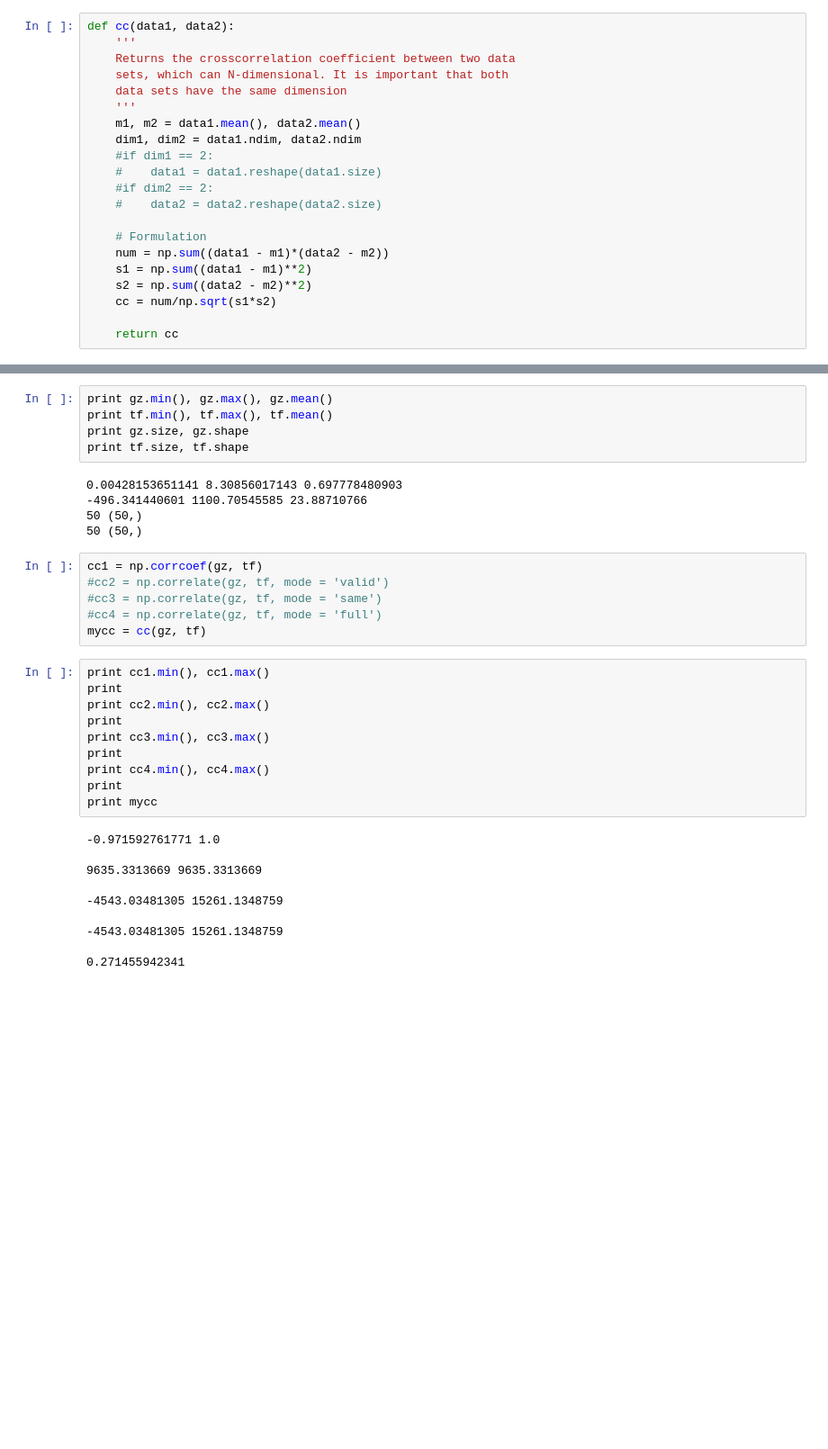
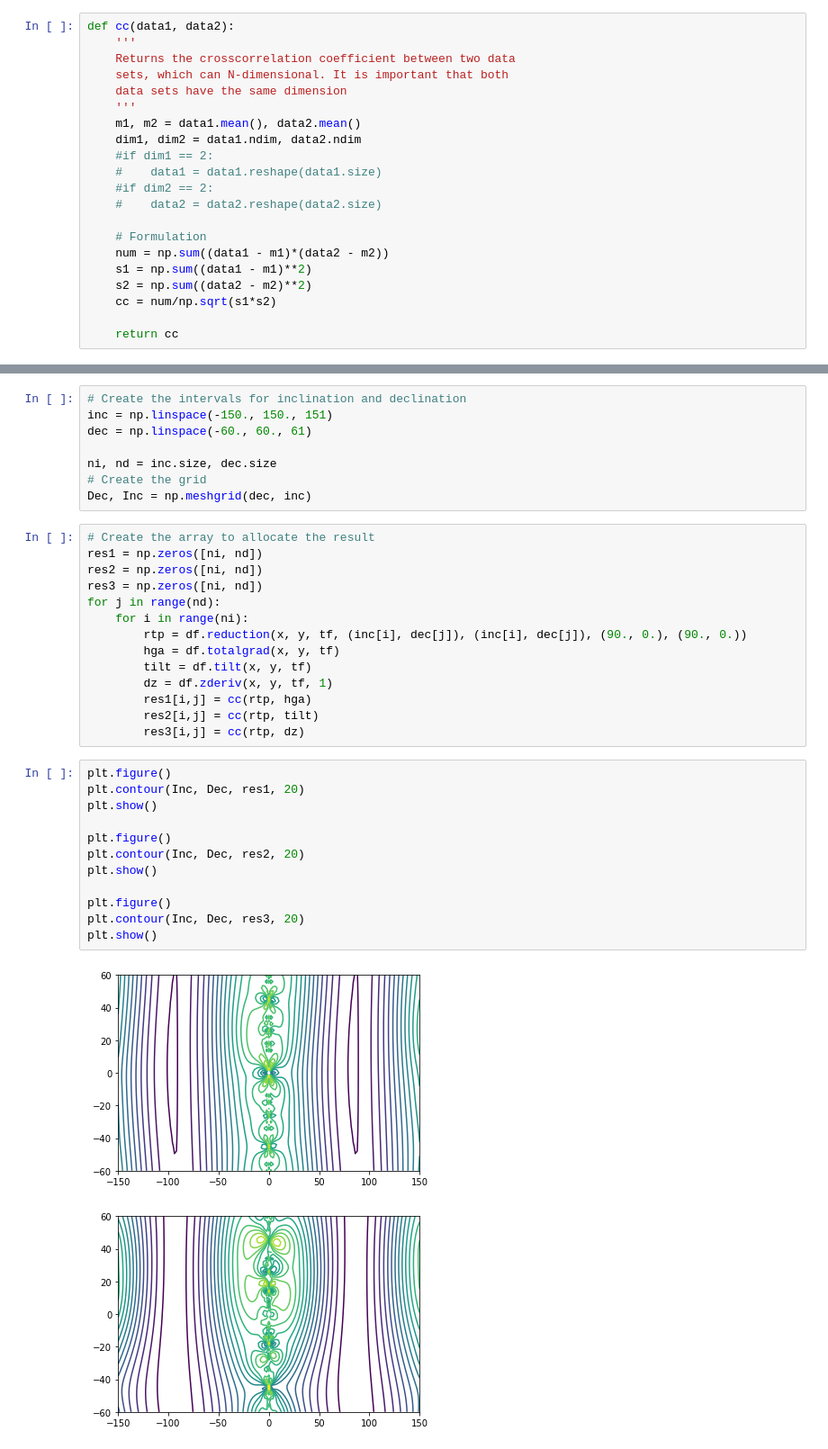
Before and after one commit to nelsondelimar/master, a Jupyter notebook: notebooks/correlation.ipynb, the cells around one changed output, grey strips where cells are left out. Shown at 90% size. Drawn from its saved outputs; the diff is of its cells as text; blank space fills up the shorter version.

```diff
--- a/notebooks/correlation.ipynb
+++ b/notebooks/correlation.ipynb
@@ -44,36 +43,37 @@ tf = gmc.sphere_tfa(X, Y, z, modelmag, (45., 0.), (45., 0))
-# %%
-print gz.min(), gz.max(), gz.mean()
-print tf.min(), tf.max(), tf.mean()
-print gz.size, gz.shape
-print tf.size, tf.shape
-# %% [output]
-0.00428153651141 8.30856017143 0.697778480903
--496.341440601 1100.70545585 23.88710766
-50 (50,)
-50 (50,)
-# %%
-cc1 = np.corrcoef(gz, tf)
-#cc2 = np.correlate(gz, tf, mode = 'valid')
-#cc3 = np.correlate(gz, tf, mode = 'same')
-#cc4 = np.correlate(gz, tf, mode = 'full')
-mycc = cc(gz, tf)
-# %%
-print cc1.min(), cc1.max()
-print
-print cc2.min(), cc2.max()
-print
-print cc3.min(), cc3.max()
-print
-print cc4.min(), cc4.max()
-print
-print mycc
-# %% [output]
--0.971592761771 1.0
-
-9635.3313669 9635.3313669
-
--4543.03481305 15261.1348759
-
--4543.03481305 15261.1348759
-
-0.271455942341
+# %%
+# Create the intervals for inclination and declination
+inc = np.linspace(-150., 150., 151)
+dec = np.linspace(-60., 60., 61)
+
+ni, nd = inc.size, dec.size
+# Create the grid
+Dec, Inc = np.meshgrid(dec, inc)
+# %%
+# Create the array to allocate the result
+res1 = np.zeros([ni, nd])
+res2 = np.zeros([ni, nd])
+res3 = np.zeros([ni, nd])
+for j in range(nd):
+    for i in range(ni):
+        rtp = df.reduction(x, y, tf, (inc[i], dec[j]), (inc[i], dec[j]), (90., 0.), (90., 0.))
+        hga = df.totalgrad(x, y, tf)
+        tilt = df.tilt(x, y, tf)
+        dz = df.zderiv(x, y, tf, 1)
+        res1[i,j] = cc(rtp, hga)
+        res2[i,j] = cc(rtp, tilt)
+        res3[i,j] = cc(rtp, dz)
+# %%
+plt.figure()
+plt.contour(Inc, Dec, res1, 20)
+plt.show()
+
+plt.figure()
+plt.contour(Inc, Dec, res2, 20)
+plt.show()
+
+plt.figure()
+plt.contour(Inc, Dec, res3, 20)
+plt.show()
+# %% [output]
+[figure, added]
+[figure, added]
```
Also changed, not shown: parts of 4 cells of this notebook.
